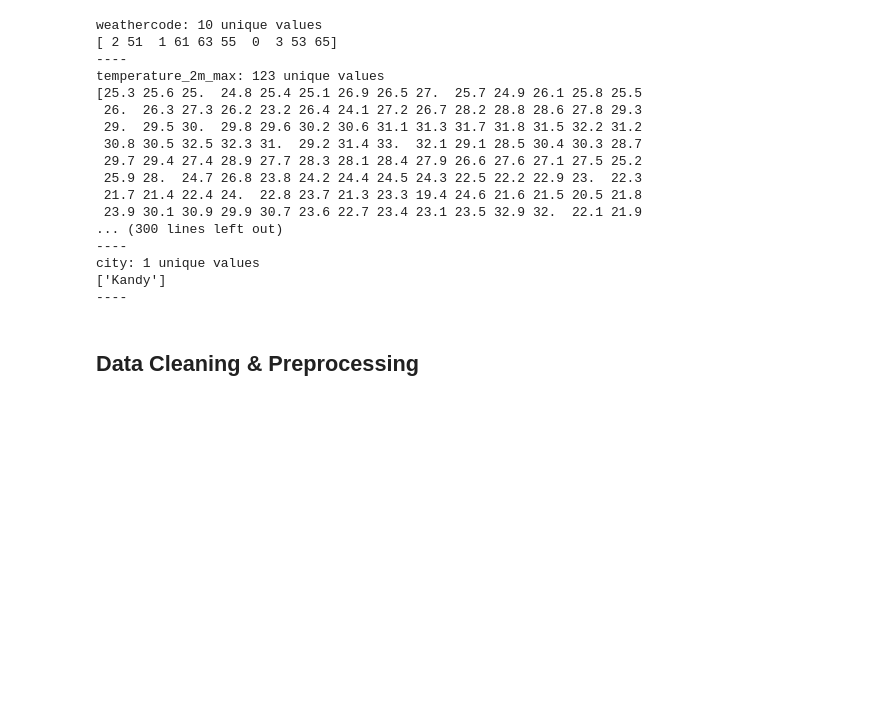
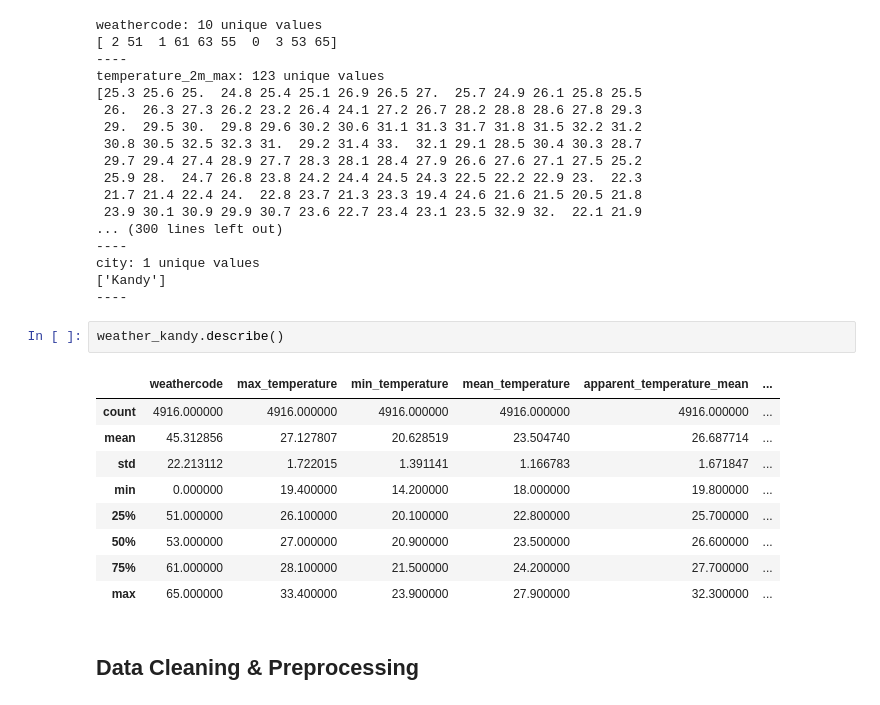
Before and after one commit to Vidusahan/sri-lanka-weather-analysis, a Jupyter notebook: notebooks/data_cleaning_&_eda.ipynb, the cells around one changed output. Drawn from its saved outputs; the diff is of its cells as text; blank space fills up the shorter version.

```diff
--- a/notebooks/data_cleaning_&_eda.ipynb
+++ b/notebooks/data_cleaning_&_eda.ipynb
@@ -197,6 +197,18 @@ temperature_2m_max: 123 unique values
 city: 1 unique values
 ['Kandy']
 ----
+# %%
+weather_kandy.describe()
+# %% [output]
+|  | weathercode | max_temperature | min_temperature | mean_temperature | apparent_temperature_mean | ... |
+| count | 4916.000000 | 4916.000000 | 4916.000000 | 4916.000000 | 4916.000000 | ... |
+| mean | 45.312856 | 27.127807 | 20.628519 | 23.504740 | 26.687714 | ... |
+| std | 22.213112 | 1.722015 | 1.391141 | 1.166783 | 1.671847 | ... |
+| min | 0.000000 | 19.400000 | 14.200000 | 18.000000 | 19.800000 | ... |
+| 25% | 51.000000 | 26.100000 | 20.100000 | 22.800000 | 25.700000 | ... |
+| 50% | 53.000000 | 27.000000 | 20.900000 | 23.500000 | 26.600000 | ... |
+| 75% | 61.000000 | 28.100000 | 21.500000 | 24.200000 | 27.700000 | ... |
+| max | 65.000000 | 33.400000 | 23.900000 | 27.900000 | 32.300000 | ... |
 # %% [markdown]
 ## Data Cleaning & Preprocessing
 # %%
```
Also changed, not shown: 1 other file.
